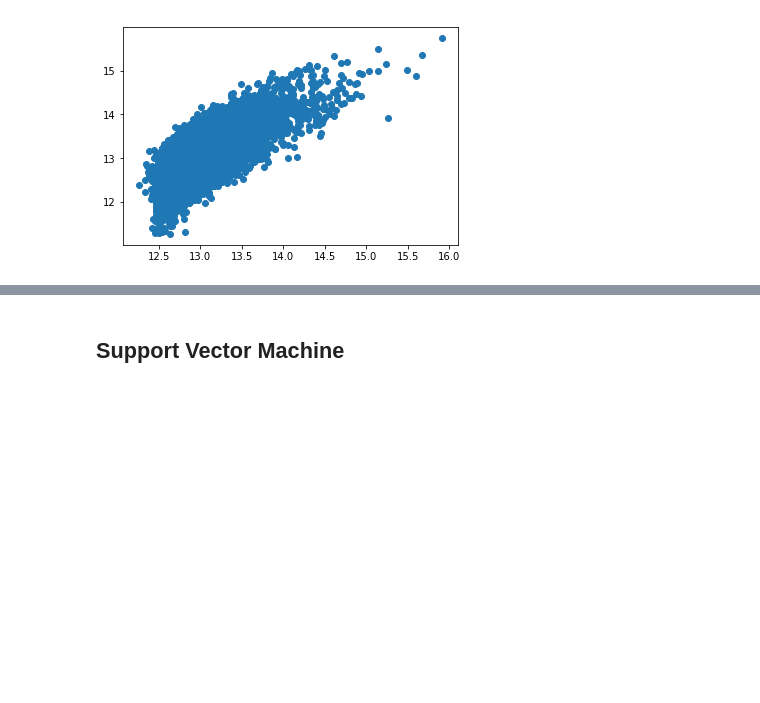
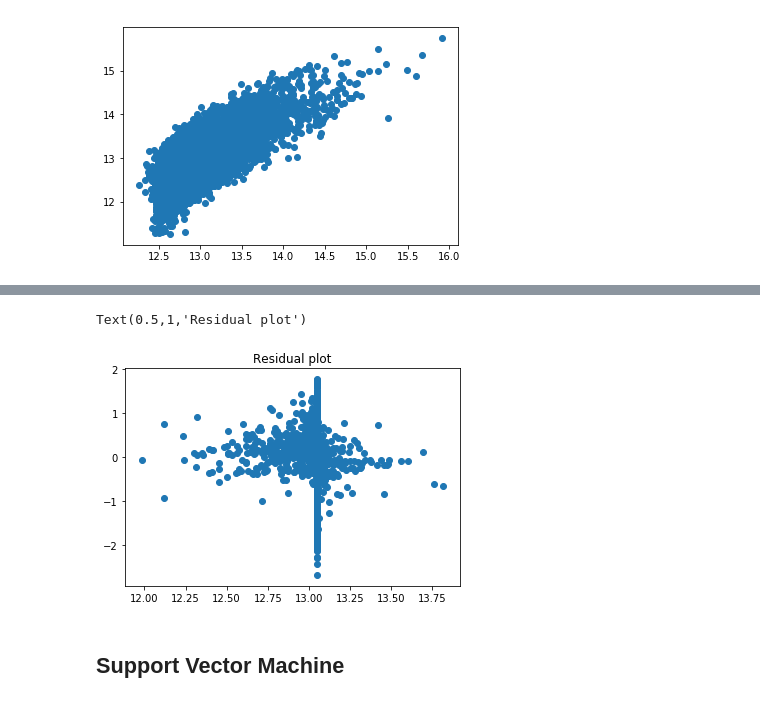
Before and after one commit to a-azad/Housing.Market, a Jupyter notebook: Data_Exploration.ipynb, the cells around one changed output, grey strips where cells are left out. Drawn from its saved outputs; the diff is of its cells as text; code cells hidden in the pictures; blank space fills up the shorter version.

```diff
--- a/Data_Exploration.ipynb
+++ b/Data_Exploration.ipynb
@@ -223,3 +233,9 @@ Variance score: 0.55
+# %%
+x_plot = plt.scatter(y_pred, (y_pred - y_test))
+plt.title('Residual plot')
+# %% [output]
+Text(0.5,1,'Residual plot')
+[figure, added]
 # %% [markdown]
 ## Support Vector Machine
 # %%
```
Also changed, not shown: parts of 5 cells of this notebook, 1 other file.
